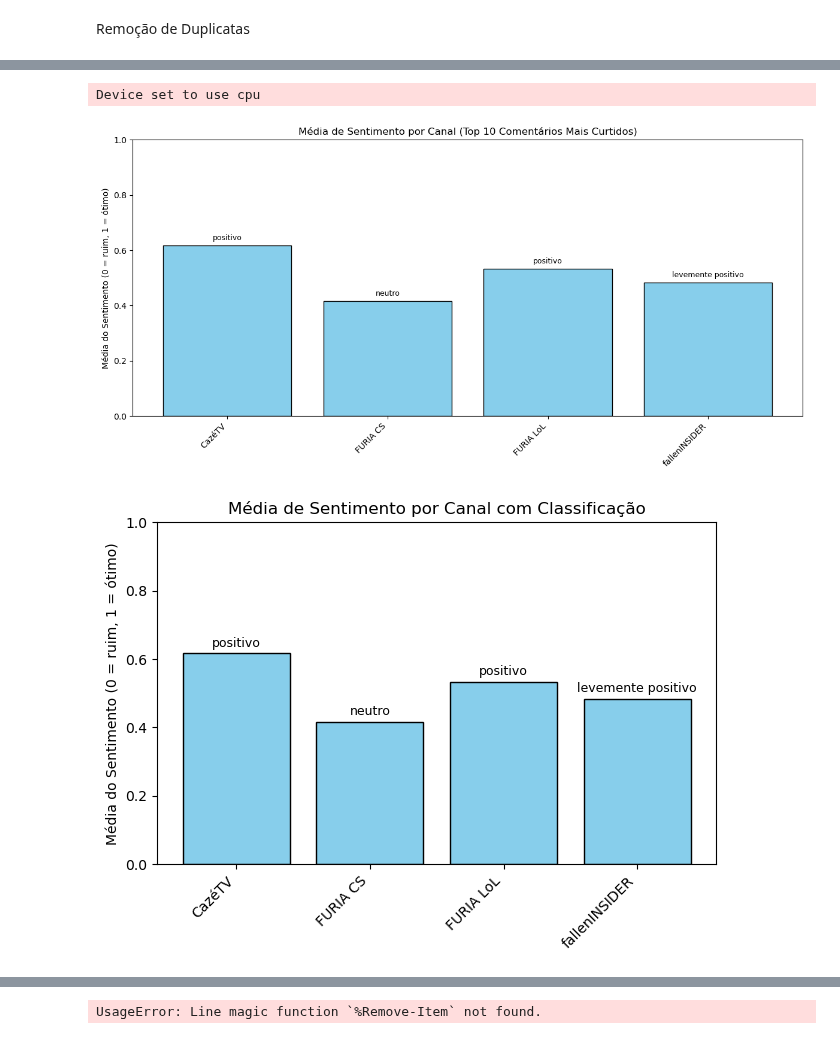
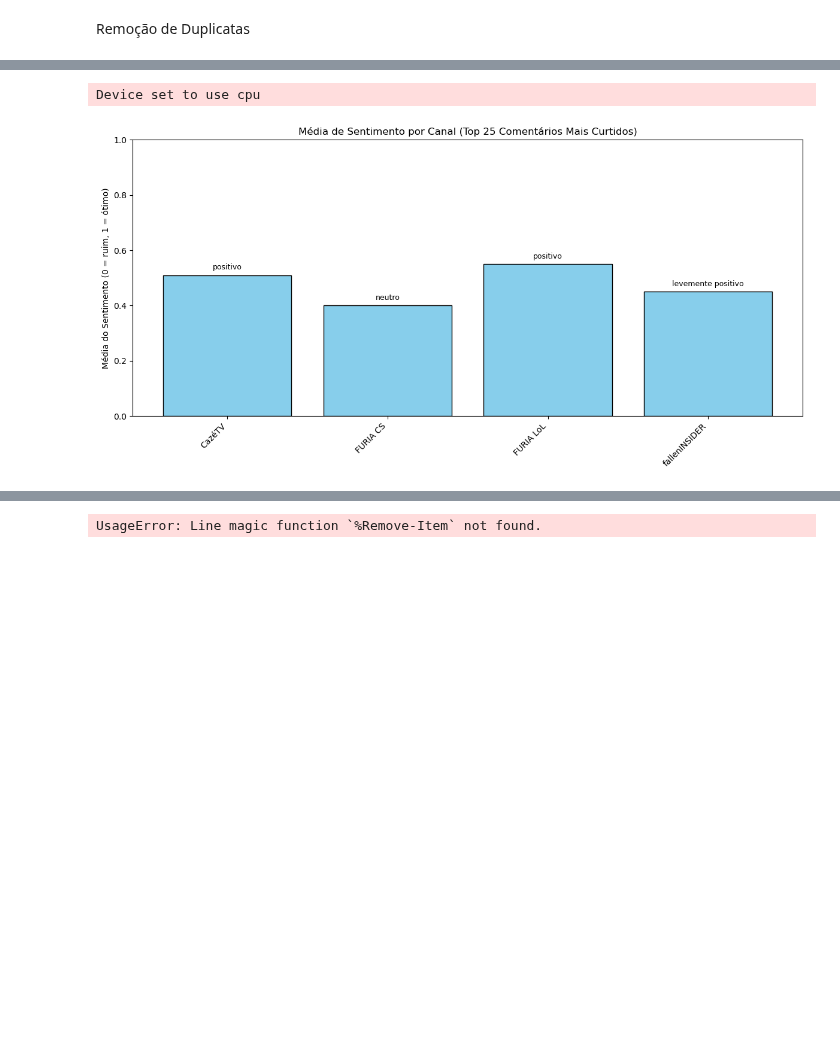
Before and after one commit to LMolinaro01/FURIA_KnowYourFan, a Jupyter notebook: main.ipynb, the cells around one changed output, grey strips where cells are left out. Drawn from its saved outputs; the diff is of its cells as text; code cells hidden in the pictures; blank space fills up the shorter version.

Commit message:
Análise Sentimento (Comentários mais positivos por canal)

```diff
--- a/main.ipynb
+++ b/main.ipynb
@@ -1284,46 +1311,32 @@ resumo_canais = (
     top_por_canal
     .groupby('channel_name')
     .agg(
         mean_sentiment_score=('sentiment_score', 'mean'),
         total_comentarios=('sentiment_score', 'count')
     )
     .reset_index()
 )
 
 # 9. Aplica rótulo textual e monta nome com contagem
 resumo_canais['sentiment_class'] = resumo_canais['mean_sentiment_score'].apply(classificar_media)
 resumo_canais['channel_label'] = resumo_canais.apply(
     lambda row: f"{row['channel_name']}", axis=1
 )
 
 # 10. Gráfico
 plt.figure(figsize=(12, 6))
 bars = plt.bar(resumo_canais['channel_label'], resumo_canais['mean_sentiment_score'], color='skyblue', edgecolor='black')
 plt.ylabel('Média do Sentimento (0 = ruim, 1 = ótimo)')
 plt.ylim(0, 1)
-plt.title('Média de Sentimento por Canal (Top 10 Comentários Mais Curtidos)')
+plt.title('Média de Sentimento por Canal (Top 25 Comentários Mais Curtidos)')
 plt.xticks(rotation=45, ha='right')
 
 # 11. Anota a classificação acima das barras
 for bar, label in zip(bars, resumo_canais['sentiment_class']):
     plt.text(bar.get_x() + bar.get_width()/2, bar.get_height() + 0.02, label, ha='center', fontsize=9)
 
 plt.tight_layout()
 plt.show()
-
-bars = plt.bar(resumo_canais['channel_name'], resumo_canais['mean_sentiment_score'], color='skyblue', edgecolor='black')
-plt.ylabel('Média do Sentimento (0 = ruim, 1 = ótimo)')
-plt.ylim(0, 1)
-plt.title('Média de Sentimento por Canal com Classificação')
-plt.xticks(rotation=45, ha='right')
-
-# 9. Anota a classificação acima das barras
-for bar, label in zip(bars, resumo_canais['sentiment_class']):
-    plt.text(bar.get_x() + bar.get_width()/2, bar.get_height() + 0.02, label, ha='center', fontsize=9)
-
-plt.tight_layout()
-plt.show()
 # %% [output]
 Device set to use cpu
-[figure, old version]
+[figure, new version]
-[figure, removed]
```
Also changed, not shown: parts of 3 cells of this notebook.
